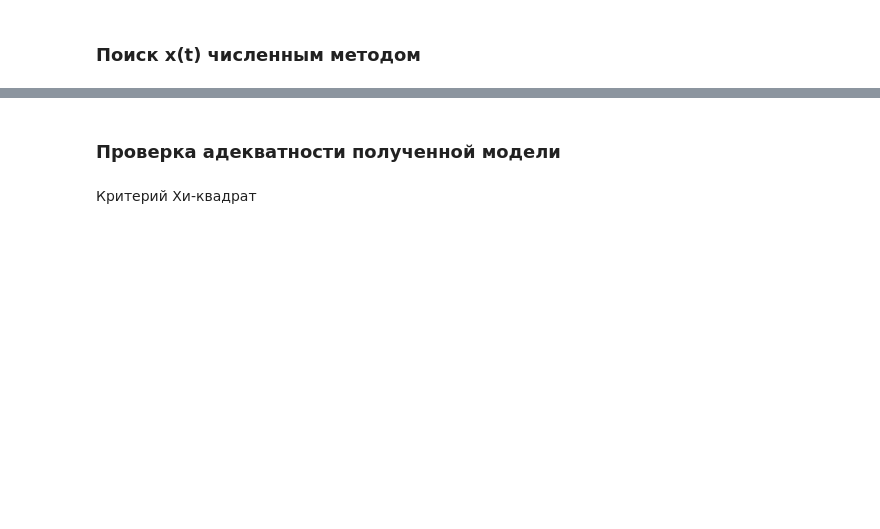
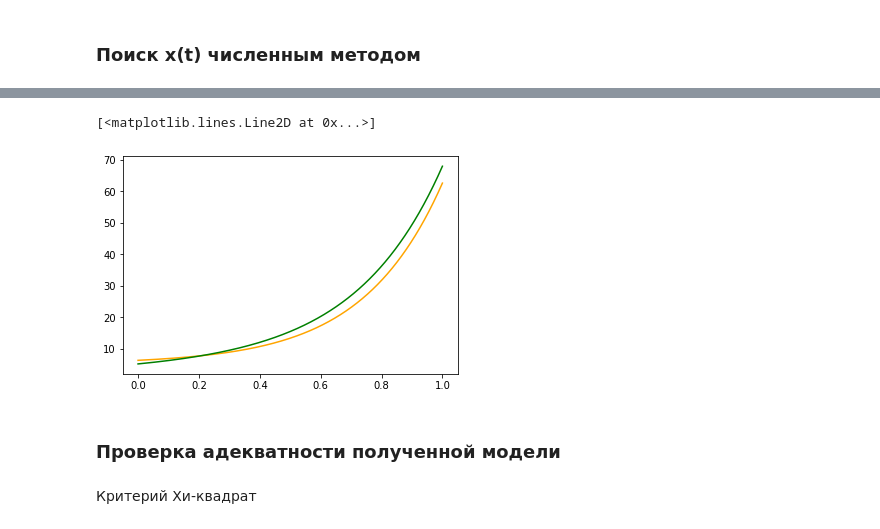
Before and after one commit to Viktory4121/Math_modeling, a Jupyter notebook: IDZ1_MM.ipynb, the cells around one changed output, grey strips where cells are left out. Saved outputs shown, nothing was run; the diff lists cells and outputs as text; code cells hidden in the pictures; blank space fills up the shorter version.

```diff
--- a/IDZ1_MM.ipynb
+++ b/IDZ1_MM.ipynb
@@ -98,6 +99,5 @@ print(r2_score(k_t, k_t_empir))
 #Вычисление значений функции, найденной аналитическим путём x(t)
 x_t = []
 for i in range(len(t)):
-  x_t.append(5+(b*p*math.exp(a*t[i]))*(((t[i]*t[i])/a) - ((m*t[i])/(a*a)) + (m/(a*a*a))) + ((b*q*math.exp(a*t[i]))/a) + ((b*r*math.exp(a*t[i]))/a))
+  x_t.append(5+(b*p*math.exp(a*t[i]))*(((t[i]*t[i])/a) - ((m*t[i])/(a*a)) + (m/(a*a*a))))
 #В значениях x(t0) не хватает прибавить какую-нибудь константу
-plt.plot(t, x_t)
@@ -191,3 +183,9 @@ print(r2_score(x_tnum, x_num))
+# %%
+plt.plot(t_num, x_num, color = "orange")
+plt.plot(t_num, x_tnum, color = "green")
+# %% [output]
+[<matplotlib.lines.Line2D at 0x...>]
+[figure, added]
 # %% [markdown]
 ### Проверка адекватности полученной модели
 # %% [markdown]
```
Also changed, not shown: parts of 12 cells of this notebook.
